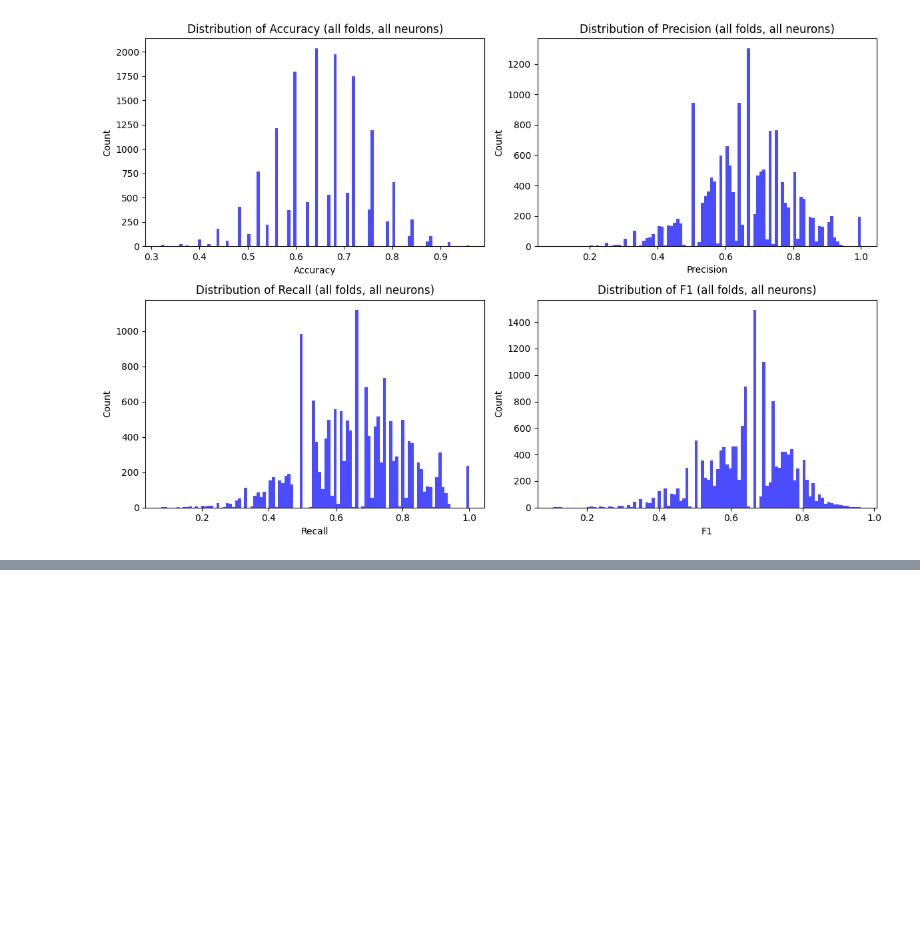
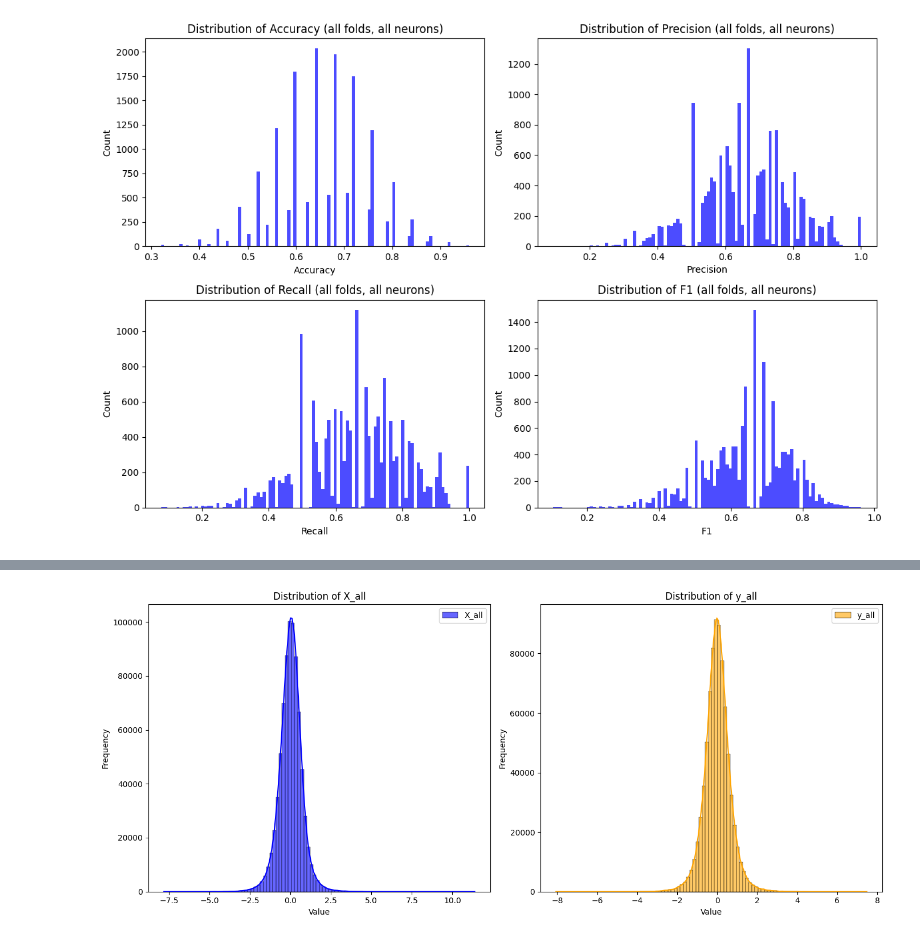
Before and after one commit to LheaLhea/representation_drift, a Jupyter notebook: All_predicts.ipynb, the cells around one changed output, grey strips where cells are left out. Cells and saved outputs as stored; diff of their text form; code cells hidden in the pictures; blank space fills up the shorter version.

```diff
--- a/All_predicts.ipynb
+++ b/All_predicts.ipynb
@@ -684,0 +690,97 @@ F1-score:  0.646
+# %%
+def compute_sign_changes_linearR(mean_activity_cs, trial_r):
+    """
+    Compute sign changes based on trial-to-trial differences and map them to reactivations.
+
+    Parameters:
+    - mean_activity_cs: Trial-level activity (shape: trials x neurons)
+    - trial_r: Reactivation-to-trial mapping (shape: reactivations,)
+
+    Returns:
+    - sign_changes: Array of sign changes mapped to reactivations (-1 or +1) for each neuron wrt the next SER trial.
+    """
+
+    # Compute trial-to-trial differences
+    trial_diff = np.diff(mean_activity_cs, axis=0)  # Shape: (trials-1, neurons)
+
+    # Compute signs of trial differences
+    #trial_sign_changes = np.where(trial_diff > 0, 1, -1)  # Shape: (trials-1, neurons)
+
+    # Map trial-level changes to reactivations
+    #reactivation_sign_changes = trial_sign_changes[trial_r]
+    reactivation_sign_changes = trial_diff[trial_r]
+
+
+    return reactivation_sign_changes
+
+def clean_and_prepare_data_linearR(mean_activity_r, mean_activity_cs, trial_r):
+    """
+    Prepare predictors (X) and targets (y) for logistic regression
+
+    Parameters:
+    - mean_activity_r: Reactivation-level activity (shape: reactivations x neurons)
+    - mean_activity_cs: Trial-level activity (shape: trials x neurons)
+    - trial_r: Reactivation-to-trial mapping (shape: reactivations,)
+
+    Returns:
+    - X_all: Combined predictors (reactivation activity) for sensory evoked response (shape: total_reactivations, neurons).
+    - y_all: Combined targets (sign changes) for all neurons (shape: total_reactivations, neurons).
+    """
+    X_list = []  # Predictors for all neurons
+    y_list = []  # Targets for all neurons
+
+    # Compute targets for all neurons
+    for neuron in range(mean_activity_cs_1.shape[1]):
+        y_neuron = compute_sign_changes(mean_activity_cs[:, neuron], trial_r)
+        y_list.append(y_neuron)
+
+    # Prepare predictors for the subset of neurons
+    for neuron in range(mean_activity_r.shape[1]):
+        # Adjust reactivation activity by subtracting the SER activity
+        X_neuron = mean_activity_r[:, neuron] - mean_activity_cs[trial_r, neuron]
+        X_list.append(X_neuron)
+
+    # Stack all predictors and targets
+    X_all = np.column_stack(X_list)  # Shape: (total_reactivations, subset_neurons)
+    y_all = np.column_stack(y_list)  # Shape: (total_reactivations, total_neurons)
+
+    return X_all, y_all
+
+def plot_distributions(X_all, y_all, alpha_value=0.6, bins=100):
+
+    # Flatten the arrays to analyze distributions across all neurons/reactivations
+    X_flat = X_all.flatten()
+    y_flat = y_all.flatten()
+
+    plt.figure(figsize=(14, 6))
+
+    # Plot distribution of X_all
+    plt.subplot(1, 2, 1)
+    sns.histplot(X_flat, kde=True, color='blue', bins=bins, alpha=alpha_value, label='X_all')
+    plt.title('Distribution of X_all')
+    plt.xlabel('Value')
+    plt.ylabel('Frequency')
+    plt.legend()
+
+    # Plot distribution of y_all
+    plt.subplot(1, 2, 2)
+    sns.histplot(y_flat, kde=True, color='orange', bins=bins, alpha=alpha_value, label='y_all')
+    plt.title('Distribution of y_all')
+    plt.xlabel('Value')
+    plt.ylabel('Frequency')
+    plt.legend()
+
+    plt.tight_layout()
+    plt.show()
+
+X_cs_1, y_cs_1_clean = clean_and_prepare_data(mean_activity_r_1, mean_activity_cs_1, trial_r_1)
+X_cs_2, y_cs_2_clean = clean_and_prepare_data(mean_activity_r_2, mean_activity_cs_2, trial_r_2)
+
+
+# Combine the datasets
+X_all = np.concatenate([X_cs_1, X_cs_2])  # Shape: (total_reactivations, neurons)
+y_all = np.concatenate([y_cs_1_clean, y_cs_2_clean])
+
+print(X_all.shape, y_all.shape)
+plot_distributions(X_all, y_all)
+# %% [output]
@@ -684,0 +788 @@ F1-score:  0.646
+[figure, added]
```
Also changed, not shown: parts of 21 cells of this notebook.
